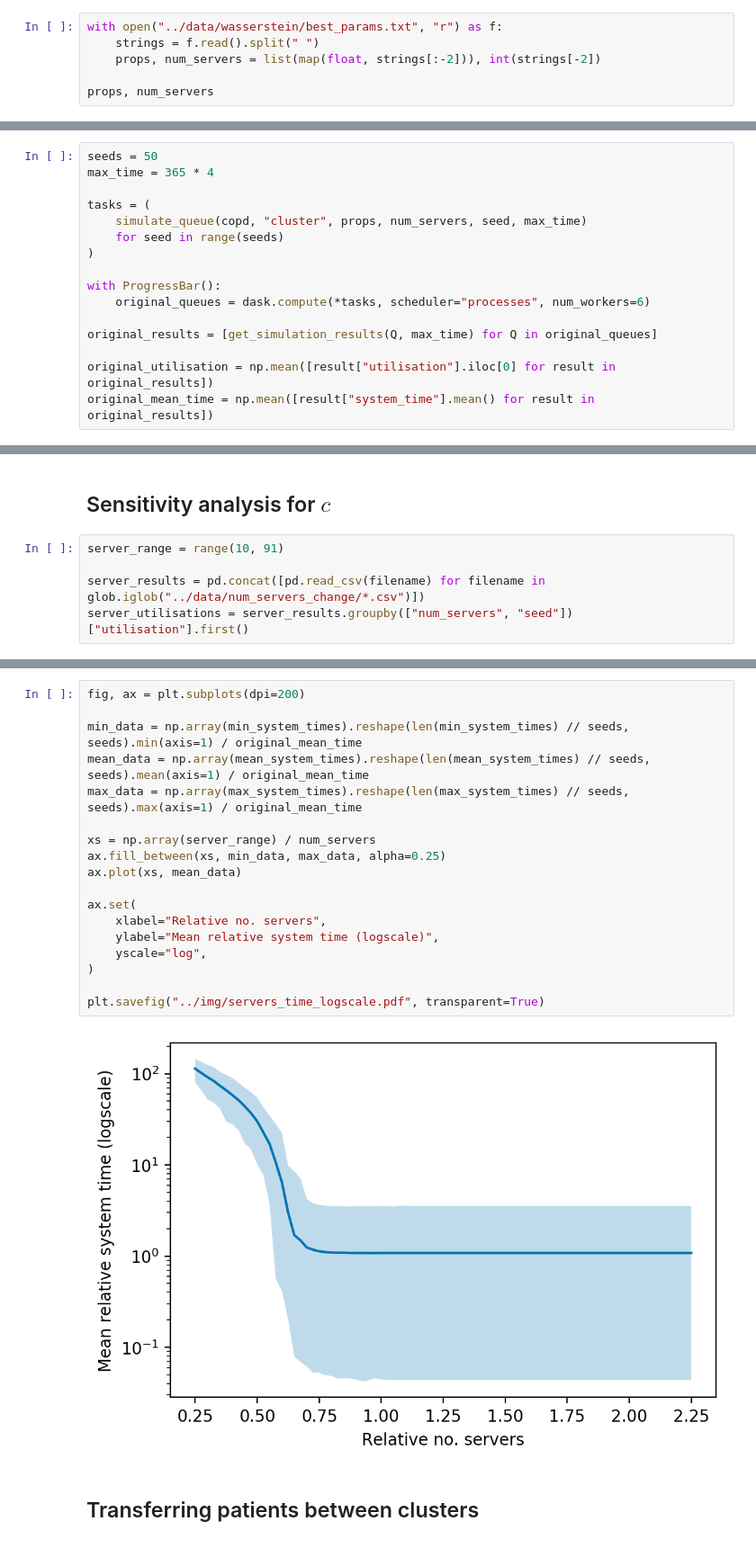
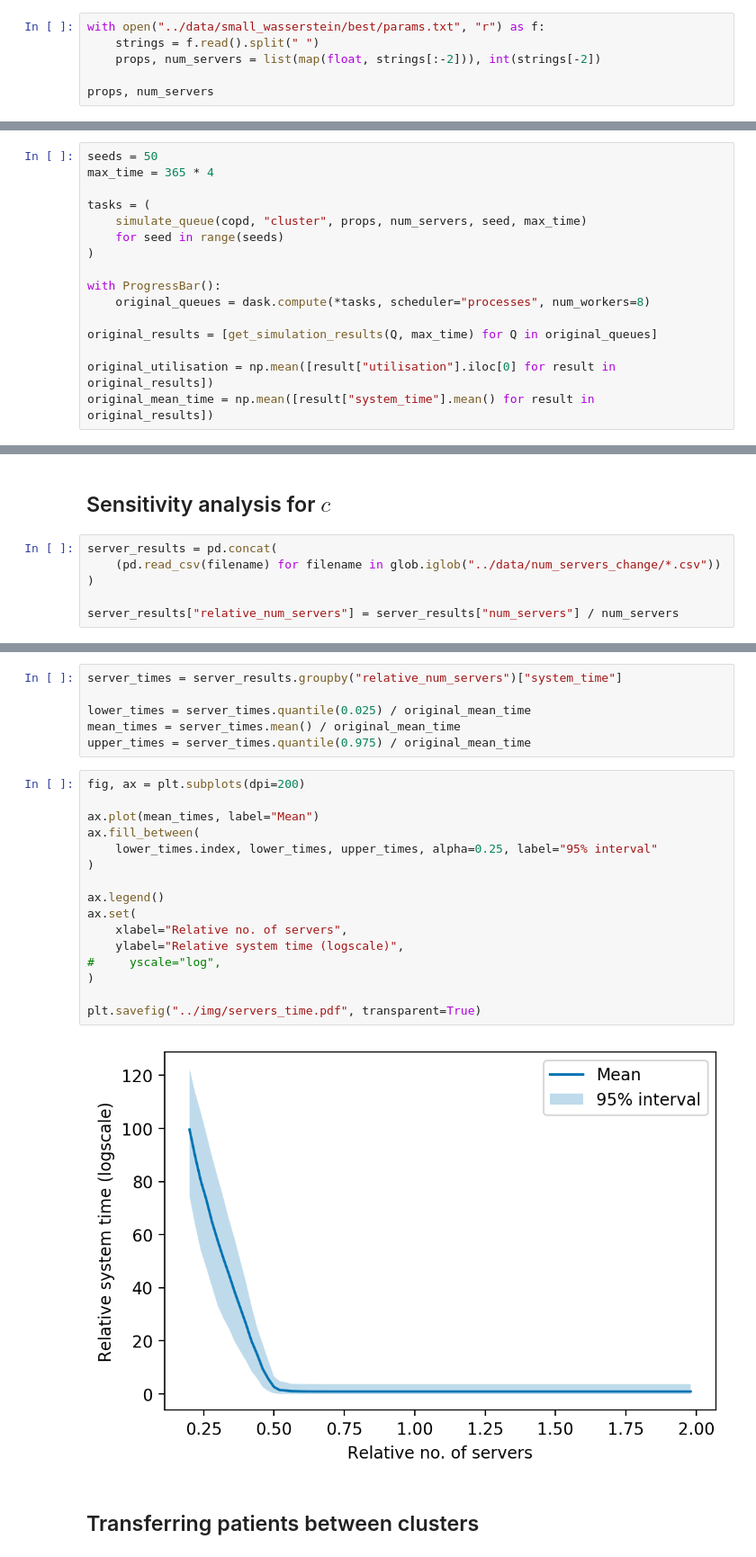
Before and after one commit to daffidwilde/copd-paper, a Jupyter notebook: nbs/scenarios.ipynb, the cells around one changed output, grey strips where cells are left out. Shown at 90% size. Cells and saved outputs as stored; diff of their text form.

Commit message:
Update scenarios notebook based on new wasserstein.

```diff
--- a/nbs/scenarios.ipynb
+++ b/nbs/scenarios.ipynb
@@ -95,7 +99,7 @@ def get_simulation_results(Q, max_time):
     results["system_time"] = results["exit_date"] - results["arrival_date"]
     return results[["utilisation", "system_time", "waiting_time", "queue_size_at_arrival", "customer_class"]]
 # %%
-with open("../data/wasserstein/best_params.txt", "r") as f:
+with open("../data/small_wasserstein/best/params.txt", "r") as f:
     strings = f.read().split(" ")
     props, num_servers = list(map(float, strings[:-2])), int(strings[-2])
 
@@ -112,7 +116,7 @@ tasks = (
 )
 
 with ProgressBar():
-    original_queues = dask.compute(*tasks, scheduler="processes", num_workers=6)
+    original_queues = dask.compute(*tasks, scheduler="processes", num_workers=8)
 
 original_results = [get_simulation_results(Q, max_time) for Q in original_queues]
 
@@ -183,7 +180,8 @@ plt.savefig("../img/lambda_time_logscale.pdf", transparent=True)
 # %% [markdown]
 ## Sensitivity analysis for $c$
 # %%
-server_range = range(10, 91)
+server_results = pd.concat(
+    (pd.read_csv(filename) for filename in glob.iglob("../data/num_servers_change/*.csv"))
+)
 
-server_results = pd.concat([pd.read_csv(filename) for filename in glob.iglob("../data/num_servers_change/*.csv")])
-server_utilisations = server_results.groupby(["num_servers", "seed"])["utilisation"].first()
+server_results["relative_num_servers"] = server_results["num_servers"] / num_servers
@@ -218,23 +211,27 @@ max_system_times = server_results.groupby(["num_servers", "seed"])["system_time"
+# %%
+server_times = server_results.groupby("relative_num_servers")["system_time"]
+
+lower_times = server_times.quantile(0.025) / original_mean_time
+mean_times = server_times.mean() / original_mean_time
+upper_times = server_times.quantile(0.975) / original_mean_time
 # %%
 fig, ax = plt.subplots(dpi=200)
 
-min_data = np.array(min_system_times).reshape(len(min_system_times) // seeds, seeds).min(axis=1) / original_mean_time
-mean_data = np.array(mean_system_times).reshape(len(mean_system_times) // seeds, seeds).mean(axis=1) / original_mean_time
-max_data = np.array(max_system_times).reshape(len(max_system_times) // seeds, seeds).max(axis=1) / original_mean_time
-
-xs = np.array(server_range) / num_servers
-ax.fill_between(xs, min_data, max_data, alpha=0.25)
-ax.plot(xs, mean_data)
-
-ax.set(
-    xlabel="Relative no. servers",
-    ylabel="Mean relative system time (logscale)",
-    yscale="log",
+ax.plot(mean_times, label="Mean")
+ax.fill_between(
+    lower_times.index, lower_times, upper_times, alpha=0.25, label="95% interval"
 )
 
-plt.savefig("../img/servers_time_logscale.pdf", transparent=True)
+ax.legend()
+ax.set(
+    xlabel="Relative no. of servers",
+    ylabel="Relative system time (logscale)",
+#     yscale="log",
+)
+
+plt.savefig("../img/servers_time.pdf", transparent=True)
 # %% [output]
-[figure, old version]
+[figure, new version]
 # %% [markdown]
 ## Transferring patients between clusters
 # %%
```
Also changed, not shown: parts of 18 cells of this notebook, 14 other files.
